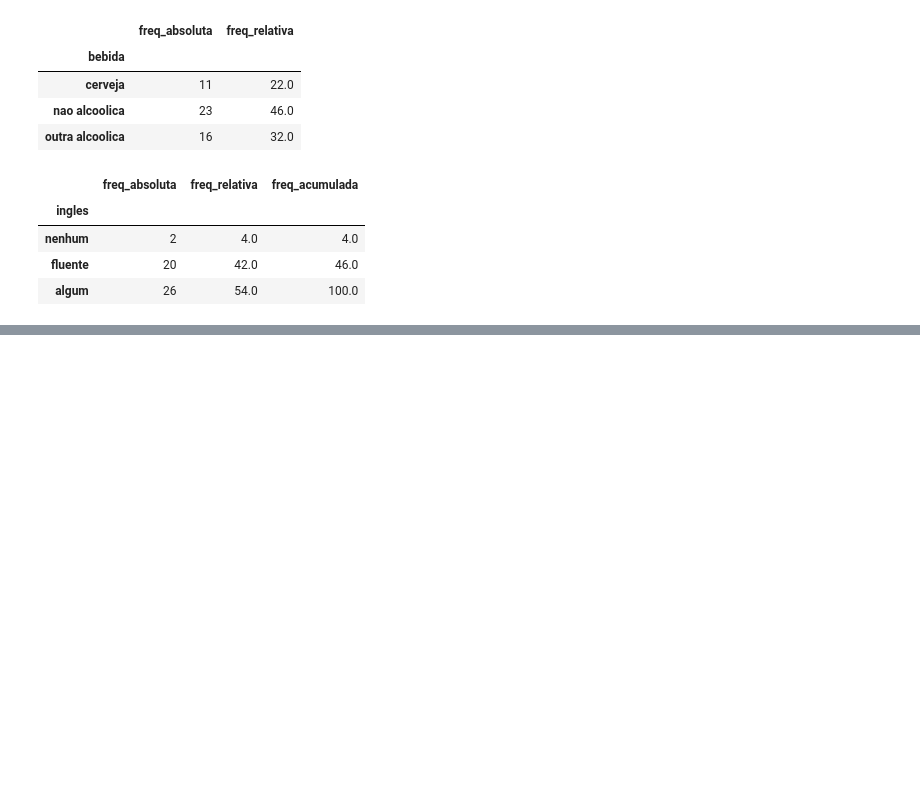
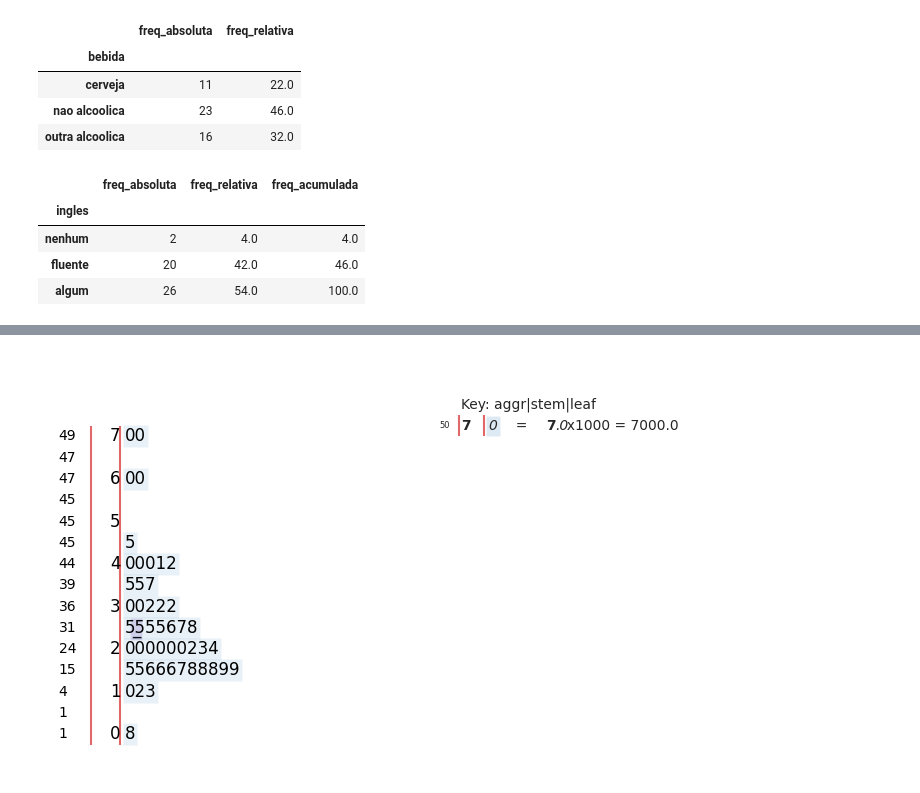
Before and after one commit to ficorrea/data_science, a Jupyter notebook: livro_estatistica_e_ciencia_de_dados/Estatística e Ciência de Dados - Livro.ipynb, the cells around one changed output, grey strips where cells are left out. Cells and saved outputs as stored; diff of their text form; code cells hidden in the pictures; blank space fills up the shorter version.

```diff
--- a/livro_estatistica_e_ciencia_de_dados/Estatística e Ciência de Dados - Livro.ipynb
+++ b/livro_estatistica_e_ciencia_de_dados/Estatística e Ciência de Dados - Livro.ipynb
@@ -102,0 +96,10 @@ sh: 1: /home/felipe: Permission denied
+# %%
+# Variáveis quantitativas são, em geral, resumidas por meio de intervalos pois se olhada a frequência de cada valor elas apresentariam ocorrências muito pequenas
+# Os gráficos mais utilizados para visualização são dotplot, Stem and leaf e histograma
+# Não criei o dotplot pois o histograma representa a mesma informação
+
+df_ceagfgv['salario_class'] = pd.cut(df_ceagfgv['salario'], bins=5, include_lowest=True)
+df_freq_sal = df_ceagfgv.groupby('salario_class').agg({'filhos': 'count'}).rename(columns={'filhos': 'freq_absoluta'})
+df_freq_sal['freq_relativa'] = df_freq_sal.apply(lambda x: round(x['freq_absoluta'] / 49 * 100, 0), axis=1)
+df_freq_sal['freq_acumulada'] = df_freq_sal['freq_relativa'].cumsum()
+df_freq_sal
@@ -102,0 +114,9 @@ sh: 1: /home/felipe: Permission denied
+# %%
+# Stem and leaf
+# !pip install stemgraphic
+import stemgraphic
+stemgraphic.stem_graphic(df_ceagfgv['salario']);
+
+# Obs: O número marcado com "_" representa a média
+# %% [output]
+[figure, added]
```
Also changed, not shown: parts of 6 cells of this notebook.
